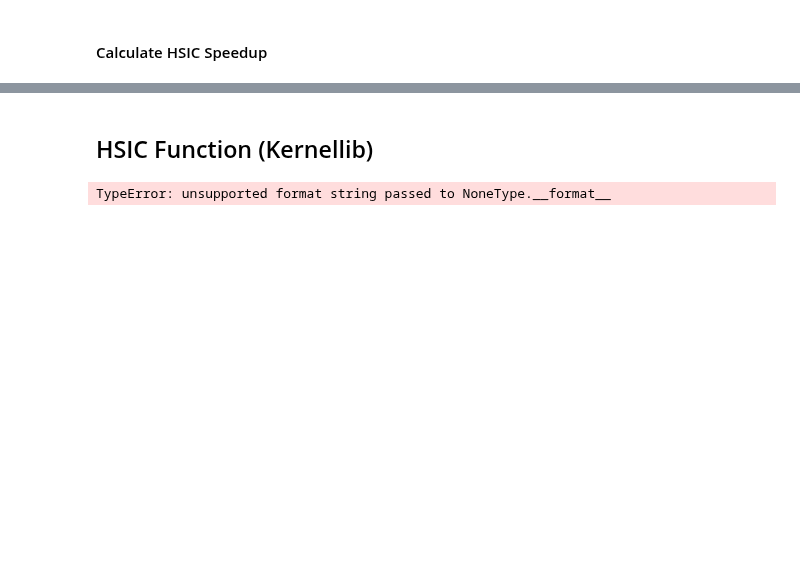
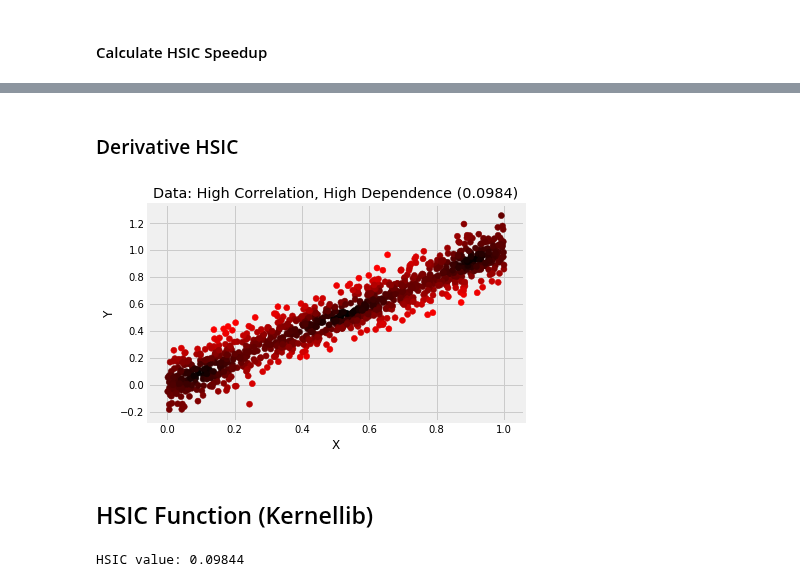
Before and after one commit to jejjohnson/kernellib, a Jupyter notebook: notebooks/development/dependence/hsic_algo.ipynb, the cells around one changed output, grey strips where cells are left out. Cells and saved outputs as stored; diff of their text form; code cells hidden in the pictures; blank space fills up the shorter version.

```diff
--- a/notebooks/development/dependence/hsic_algo.ipynb
+++ b/notebooks/development/dependence/hsic_algo.ipynb
@@ -2,12 +2,24 @@
 import sys
 sys.path.insert(0, '/home/emmanuel/code/kernellib')
 
+import numba
 import numpy as np
 from sklearn.utils import check_random_state
 from kernellib.dependence import get_sample_data, HSIC
 from kernellib.kernels import estimate_length_scale, rbf_kernel
 import matplotlib.pyplot as plt
+from matplotlib.colors import LinearSegmentedColormap
+
 plt.style.use('fivethirtyeight')
+
+my_colors = [
+    '#000000',
+    '#ff0000',
+
+]
+
+cmap=LinearSegmentedColormap.from_list('mycmap', my_colors)
+
 %matplotlib inline
 %load_ext autoreload
 %autoreload 2
@@ -130,0 +140,2 @@ print(hsic_value)
+# %% [markdown]
+### Derivative HSIC
@@ -131,8 +174,25 @@ print(hsic_value)
+# %%
+derX, derY = hsic_rbf_derivative(
+    X, Y, H, K_x, K_y, sigma_x, sigma_y
+)
+# %%
+sens = np.sqrt(derX**2 + derY**2)
+
+
+fig, ax = plt.subplots()
+
+ax.scatter(X, Y, c=sens, cmap=cmap)
+ax.set_xlabel('X')
+ax.set_ylabel('Y')
+ax.set_title(f'Data: High Correlation, High Dependence ({hsic_value:.4f})')
+plt.show()
+# %% [output]
+[figure, added]
 # %% [markdown]
 ## HSIC Function (Kernellib)
 # %%
 # HSIC Method Parameters
-kernel       = 'lin'
+kernel       = 'rbf'
 sub_sample   = 1000
 X_method     = 'median'
 Y_method     = 'median'
@@ -151,8 +211,6 @@ hsic_model = HSIC(
 hsic_model.fit(X, Y);
 
 # Display Results
-print(f"\u03BB_x: {hsic_model.sigma_x:.4f}")
-print(f"\u03BB_y: {hsic_model.sigma_y:.4f}")
 print(f"HSIC value: {hsic_model.hsic_value:.5f}")
 # %% [output]
-TypeError: unsupported format string passed to NoneType.__format__
+HSIC value: 0.09844
```
Also changed, not shown: parts of 10 cells of this notebook, 6 other files.
